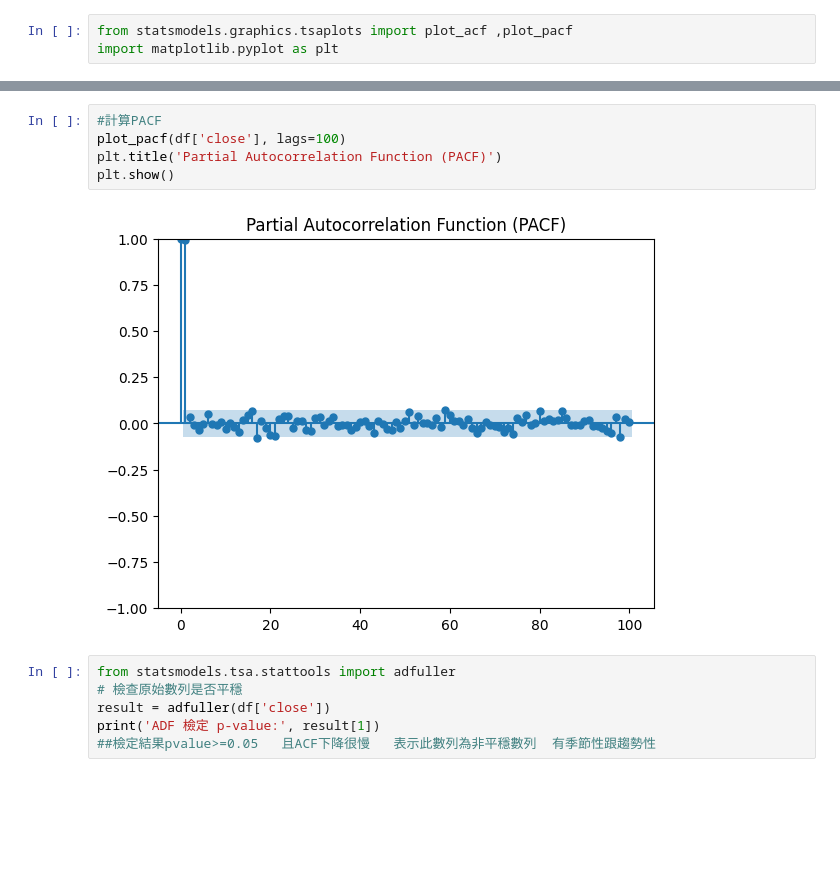
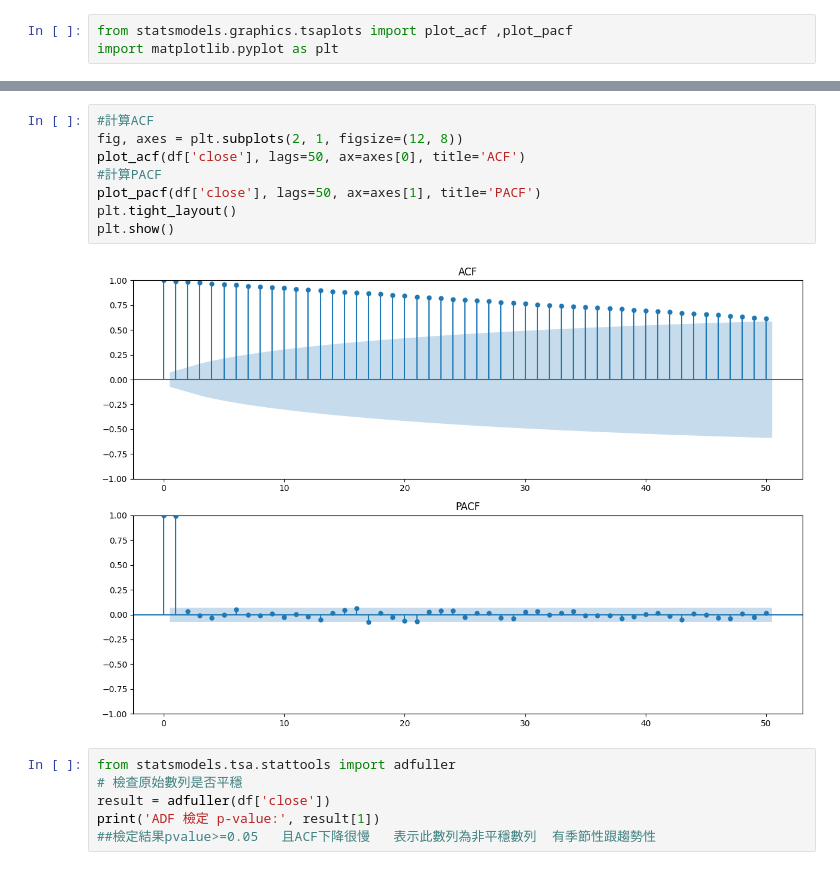
Before and after one commit to lala9456/0605ineterview, a Jupyter notebook: time_series.ipynb, the cells around one changed output, grey strips where cells are left out. Saved outputs shown, nothing was run; the diff lists cells and outputs as text; blank space fills up the shorter version.

```diff
--- a/time_series.ipynb
+++ b/time_series.ipynb
@@ -16,10 +9,13 @@ plt.show()
-# %%
-#計算PACF
-plot_pacf(df['close'], lags=100)
-plt.title('Partial Autocorrelation Function (PACF)')
-plt.show()
-# %% [output]
-[figure, removed]
+# %%
+#計算ACF
+fig, axes = plt.subplots(2, 1, figsize=(12, 8))
+plot_acf(df['close'], lags=50, ax=axes[0], title='ACF')
+#計算PACF
+plot_pacf(df['close'], lags=50, ax=axes[1], title='PACF')
+plt.tight_layout()
+plt.show()
+# %% [output]
+[figure, added]
 # %%
 from statsmodels.tsa.stattools import adfuller
 # 檢查原始數列是否平穩
```
Also changed, not shown: parts of 4 cells of this notebook, 1 other file.
